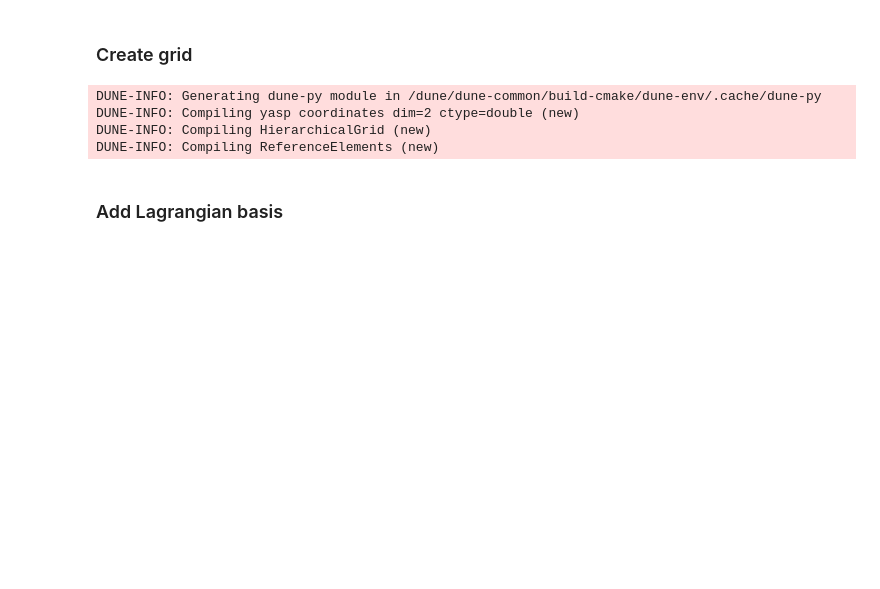
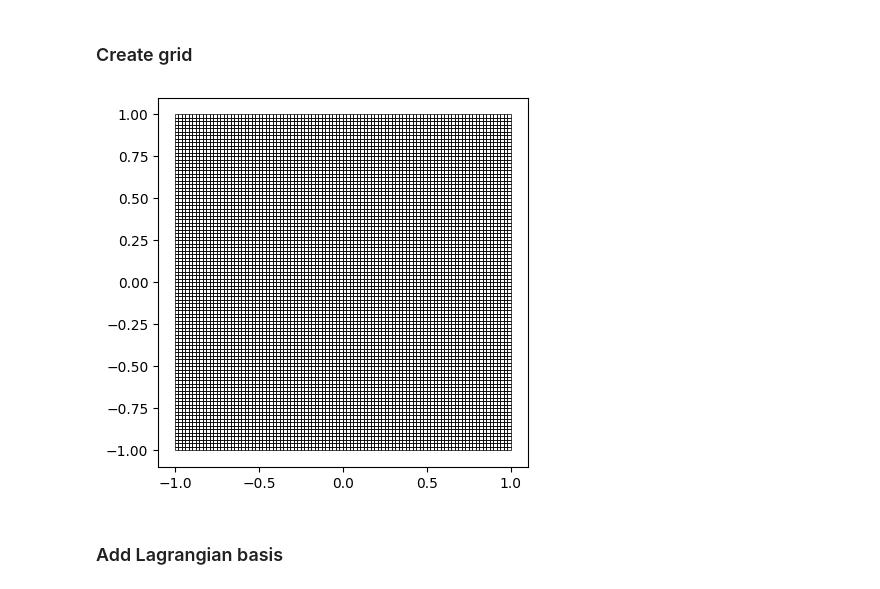
Before and after one commit to rath3t/visualStudioCodeAndIkarus, a Jupyter notebook: test.ipynb, the cells around one changed output. Saved outputs shown, nothing was run; the diff lists cells and outputs as text; code cells hidden in the pictures; blank space fills up the shorter version.

```diff
--- a/test.ipynb
+++ b/test.ipynb
@@ -40,16 +38,13 @@ ImportError: generic_type: type "ScalarAffordances" is already registered!
 # %%
 lowerLeft = [-1,-1]
 upperRight = [1,1]
 elements = [3,3]
 
 grid = dune.grid.structuredGrid(lowerLeft,upperRight,elements)
-grid.hierarchicalGrid.globalRefine(1)
+grid.hierarchicalGrid.globalRefine(5)
 grid.plot()
 # %% [output]
-DUNE-INFO: Generating dune-py module in /dune/dune-common/build-cmake/dune-env/.cache/dune-py
-DUNE-INFO: Compiling yasp coordinates dim=2 ctype=double (new)
-DUNE-INFO: Compiling HierarchicalGrid (new)
-DUNE-INFO: Compiling ReferenceElements (new)
+[figure, added]
 # %% [markdown]
 ### Add Lagrangian basis
 # %%
```
Also changed, not shown: parts of 13 cells of this notebook.
